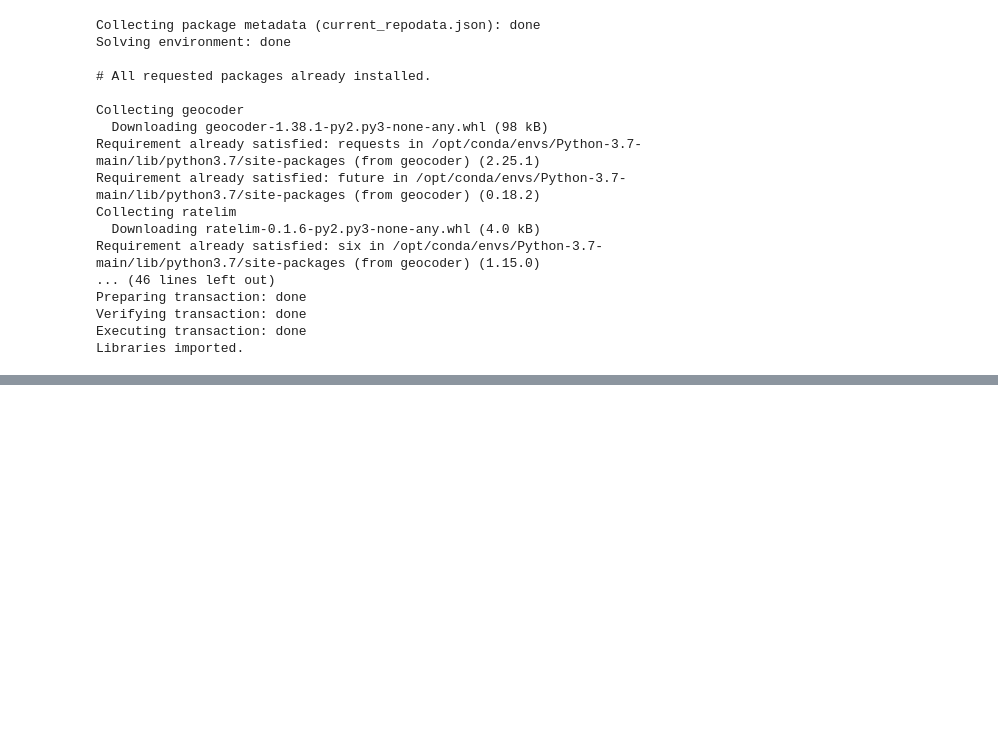
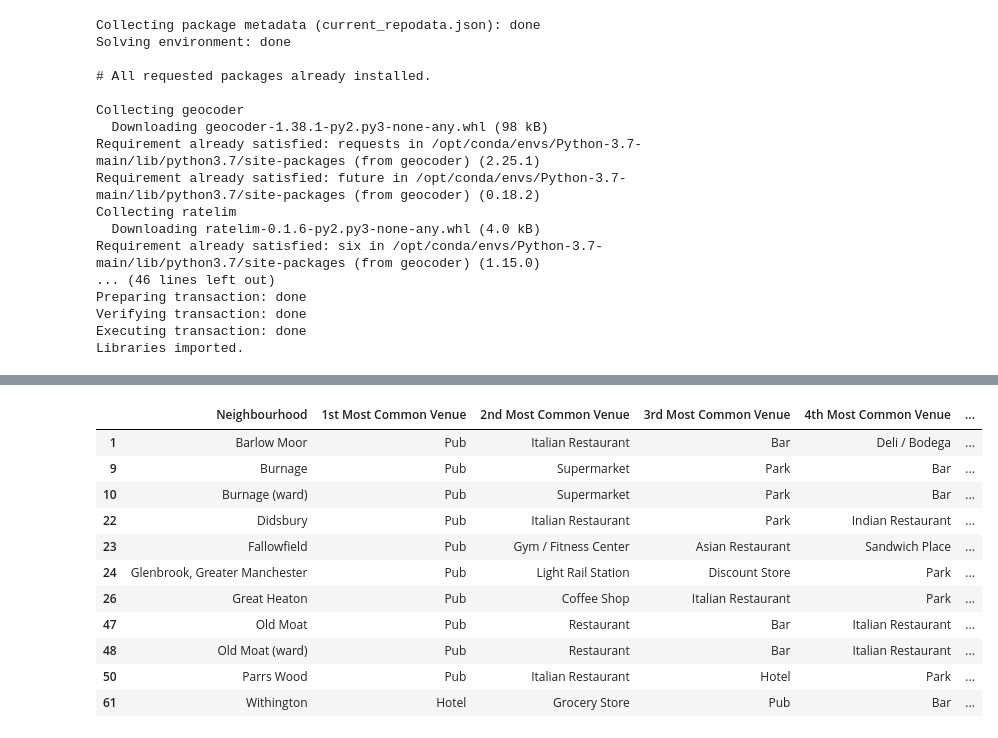
Before and after one commit to davidcar85/NewDepository, a Jupyter notebook: Capstone Segundo Intento_DCJ.ipynb, the cells around one changed output, grey strips where cells are left out. Saved outputs shown, nothing was run; the diff lists cells and outputs as text; code cells hidden in the pictures; blank space fills up the shorter version.

```diff
--- a/Capstone Segundo Intento_DCJ.ipynb
+++ b/Capstone Segundo Intento_DCJ.ipynb
@@ -121,0 +454,16 @@ Libraries imported.
+# %%
+val = 1
+man_final.loc[man_final['Cluster Labels'] == (val - 1), man_final.columns[[0] + np.arange(4, man_final.shape[1]).tolist()]]
+# %% [output]
+|  | Neighbourhood | 1st Most Common Venue | 2nd Most Common Venue | 3rd Most Common Venue | 4th Most Common Venue | ... |
+| 1 | Barlow Moor | Pub | Italian Restaurant | Bar | Deli / Bodega | ... |
+| 9 | Burnage | Pub | Supermarket | Park | Bar | ... |
+| 10 | Burnage (ward) | Pub | Supermarket | Park | Bar | ... |
+| 22 | Didsbury | Pub | Italian Restaurant | Park | Indian Restaurant | ... |
+| 23 | Fallowfield | Pub | Gym / Fitness Center | Asian Restaurant | Sandwich Place | ... |
+| 24 | Glenbrook, Greater Manchester | Pub | Light Rail Station | Discount Store | Park | ... |
+| 26 | Great Heaton | Pub | Coffee Shop | Italian Restaurant | Park | ... |
+| 47 | Old Moat | Pub | Restaurant | Bar | Italian Restaurant | ... |
+| 48 | Old Moat (ward) | Pub | Restaurant | Bar | Italian Restaurant | ... |
+| 50 | Parrs Wood | Pub | Italian Restaurant | Hotel | Park | ... |
+| 61 | Withington | Hotel | Grocery Store | Pub | Bar | ... |
```
Also changed, not shown: parts of 36 cells of this notebook.
